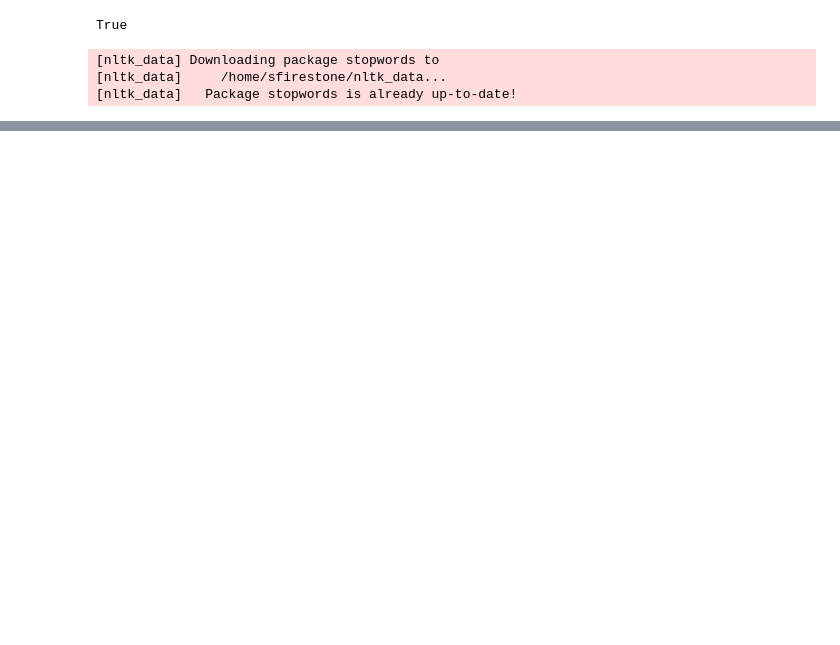
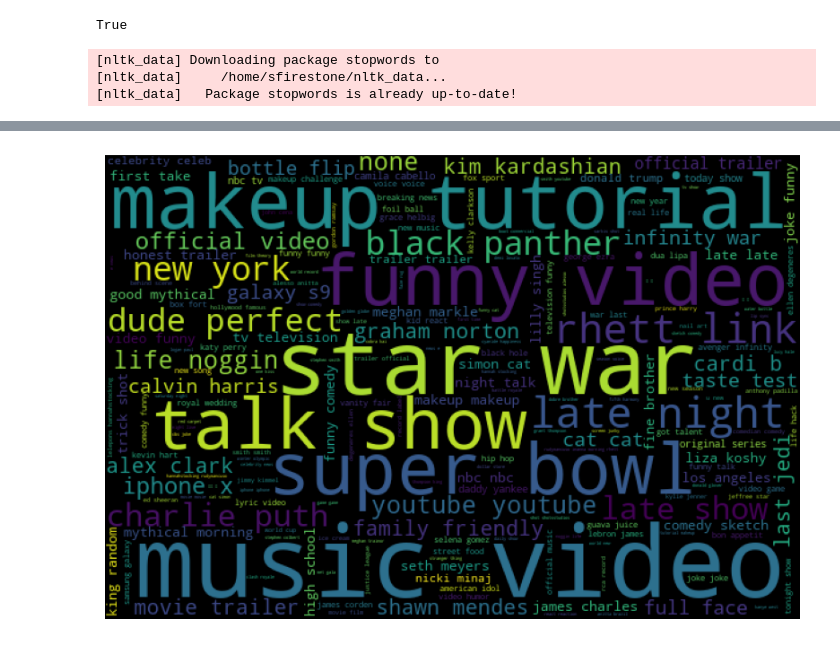
Before and after one commit to sjmfirestone/comp-4448-final-project, a Jupyter notebook: video-popularity.ipynb, the cells around one changed output, grey strips where cells are left out. Saved outputs shown, nothing was run; the diff lists cells and outputs as text; code cells hidden in the pictures; blank space fills up the shorter version.

```diff
--- a/video-popularity.ipynb
+++ b/video-popularity.ipynb
@@ -371,0 +497,11 @@ LookupError:
+# %%
+# Create a word cloud for the 'tags' column
+tags_wordcloud = WordCloud(width=600, height=400).generate(' '.join(df['tags']))
+
+# Display the generated wordcloud image
+plt.figure(figsize=(10, 8))
+plt.imshow(tags_wordcloud)
+plt.axis('off')
+plt.show()
+# %% [output]
+[figure, added]
```
Also changed, not shown: parts of 38 cells of this notebook.
